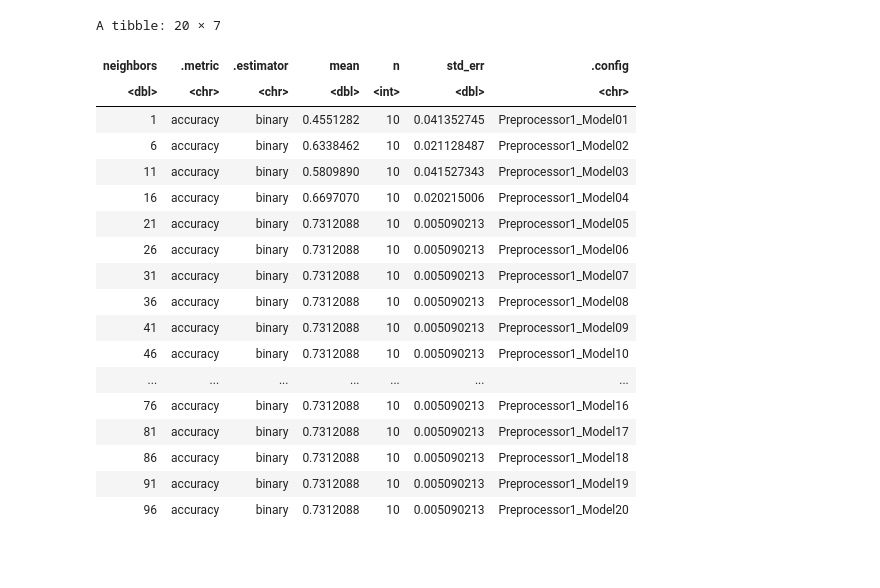
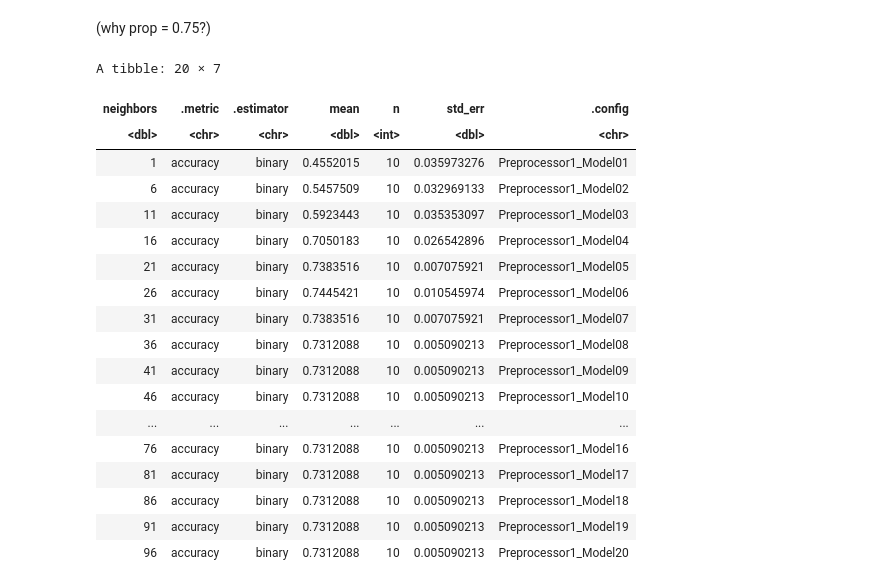
Before and after one commit to takemil8088/group_projectDSCI, a Jupyter notebook: GROUP DRAFT.ipynb, the cells around one changed output. Drawn from its saved outputs; the diff is of its cells as text; code cells hidden in the pictures; blank space fills up the shorter version.

```diff
--- a/GROUP DRAFT.ipynb
+++ b/GROUP DRAFT.ipynb
@@ -64,31 +115,3 @@ A tibble: 194 × 5
 split <- initial_split(players, prop = 0.75, strata = subscribe)
 train <- training(split)
 test <- testing(split)
-# %%
-vfold <- vfold_cv(train, v = 5, strata = subscribe)
-
-recipe <- recipe(subscribe ~ played_hours + Age, data = train) |>
-  step_scale(all_predictors()) |>
-  step_center(all_predictors())
-
-knn_spec <- nearest_neighbor(weight_func = "rectangular", neighbors = 3) |>
-  set_engine("kknn") |>
-  set_mode("classification")
-
-knn_fit <- workflow() |>
-  add_recipe(recipe) |>
-  add_model(knn_spec) |>
-  fit_resamples(resamples = vfold)|>
-                  collect_metrics()
-
-knn_fit
-
-p_vfold <- vfold_cv(train, v = 10, strata = subscribe)
-
-vfold_metrics <- workflow() |>
-                  add_recipe(recipe) |>
-                  add_model(knn_spec) |>
-                  fit_resamples(resamples = p_vfold) |>
-                  collect_metrics()
-
-vfold_metrics
@@ -106,32 +118,40 @@ A tibble: 2 × 6
+# %% [markdown]
+(why prop = 0.75?)
 # %%
-knn_spe <- nearest_neighbor(weight_func = "rectangular",
+knn_spec <- nearest_neighbor(weight_func = "rectangular",
                              neighbors = tune()) |>
   set_engine("kknn") |>
   set_mode("classification")
 
+recipe <- recipe(subscribe ~ played_hours + age, data = train) |>
+  step_scale(all_predictors()) |>
+  step_center(all_predictors())
+
 k_vals <- tibble(neighbors = seq(from = 1, to = 100, by = 5))
+
+p_vfold <- vfold_cv(train, v = 10, strata = subscribe)
 
 knn_results <- workflow() |>
   add_recipe(recipe) |>
-  add_model(knn_spe) |>
+  add_model(knn_spec) |>
   tune_grid(resamples = p_vfold, grid = k_vals) |>
   collect_metrics()
 
 accuracies <- knn_results |>
   filter(.metric == "accuracy")
 
 accuracies
 # %% [output]
 A tibble: 20 × 7
 | neighbors | .metric | .estimator | mean | n | std_err | .config |
 | <dbl> | <chr> | <chr> | <dbl> | <int> | <dbl> | <chr> |
-| 1 | accuracy | binary | 0.4551282 | 10 | 0.041352745 | Preprocessor1_Model01 |
-| 6 | accuracy | binary | 0.6338462 | 10 | 0.021128487 | Preprocessor1_Model02 |
-| 11 | accuracy | binary | 0.5809890 | 10 | 0.041527343 | Preprocessor1_Model03 |
-| 16 | accuracy | binary | 0.6697070 | 10 | 0.020215006 | Preprocessor1_Model04 |
-| 21 | accuracy | binary | 0.7312088 | 10 | 0.005090213 | Preprocessor1_Model05 |
-| 26 | accuracy | binary | 0.7312088 | 10 | 0.005090213 | Preprocessor1_Model06 |
-| 31 | accuracy | binary | 0.7312088 | 10 | 0.005090213 | Preprocessor1_Model07 |
+| 1 | accuracy | binary | 0.4552015 | 10 | 0.035973276 | Preprocessor1_Model01 |
+| 6 | accuracy | binary | 0.5457509 | 10 | 0.032969133 | Preprocessor1_Model02 |
+| 11 | accuracy | binary | 0.5923443 | 10 | 0.035353097 | Preprocessor1_Model03 |
+| 16 | accuracy | binary | 0.7050183 | 10 | 0.026542896 | Preprocessor1_Model04 |
+| 21 | accuracy | binary | 0.7383516 | 10 | 0.007075921 | Preprocessor1_Model05 |
+| 26 | accuracy | binary | 0.7445421 | 10 | 0.010545974 | Preprocessor1_Model06 |
+| 31 | accuracy | binary | 0.7383516 | 10 | 0.007075921 | Preprocessor1_Model07 |
 | 36 | accuracy | binary | 0.7312088 | 10 | 0.005090213 | Preprocessor1_Model08 |
 | 41 | accuracy | binary | 0.7312088 | 10 | 0.005090213 | Preprocessor1_Model09 |
 | 46 | accuracy | binary | 0.7312088 | 10 | 0.005090213 | Preprocessor1_Model10 |
```
Also changed, not shown: parts of 23 cells of this notebook.
